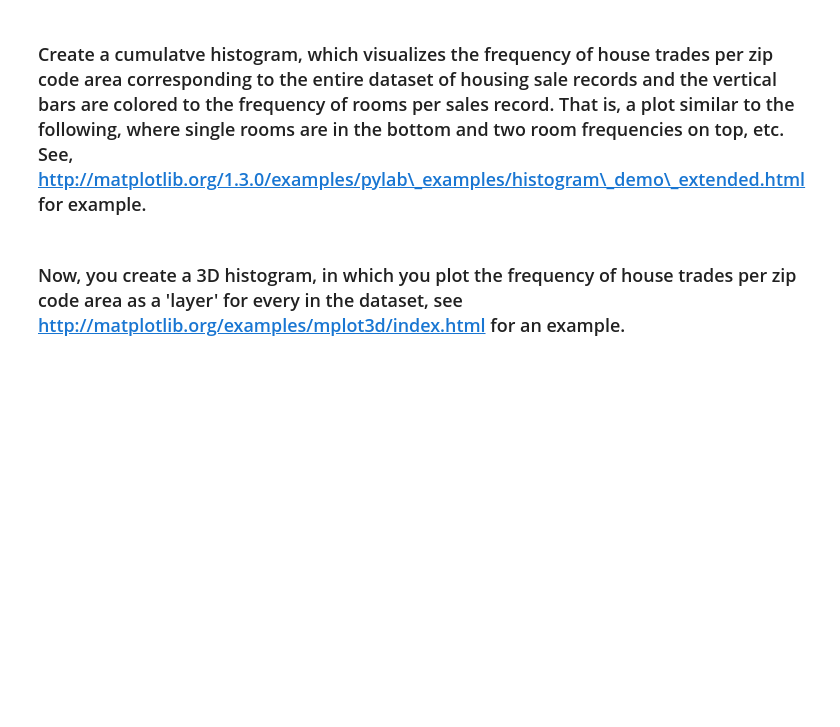
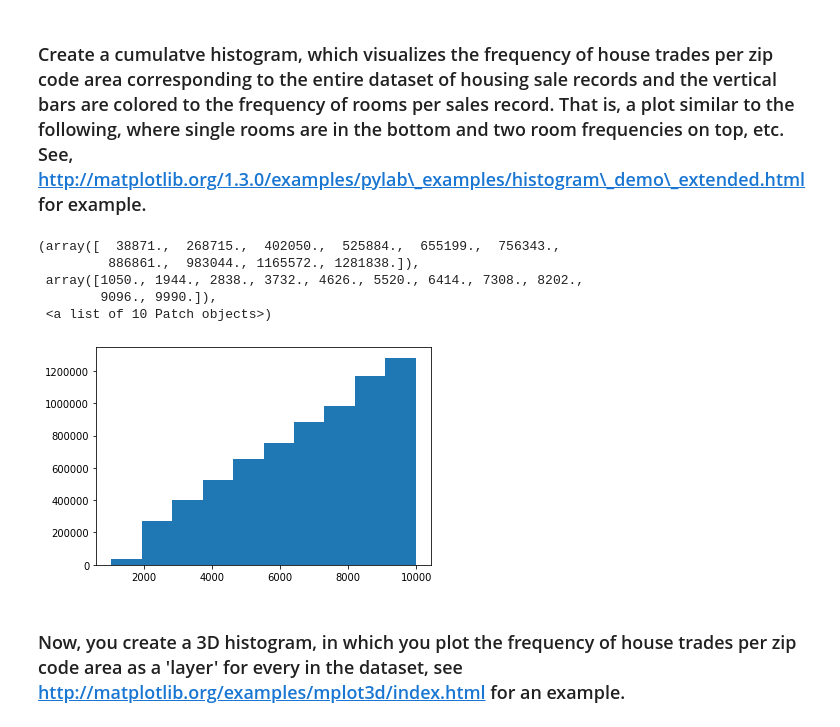
Before and after one commit to pravien/Business-Intelligence, a Jupyter notebook: assignment-3/Assignment-3.ipynb, the cells around one changed output. Saved outputs shown, nothing was run; the diff lists cells and outputs as text; code cells hidden in the pictures; blank space fills up the shorter version.

```diff
--- a/assignment-3/Assignment-3.ipynb
+++ b/assignment-3/Assignment-3.ipynb
@@ -167,6 +162,15 @@ plt.hist(df.zip_code_num, bins=10)
 [figure]
 # %% [markdown]
 ### Create a cumulatve histogram, which visualizes the frequency of house trades per zip code area corresponding to the entire dataset of housing sale records and the vertical bars are colored to the frequency of rooms per sales record. That is, a plot similar to the following, where single rooms are in the bottom and two room frequencies on top, etc. See, http://matplotlib.org/1.3.0/examples/pylab\_examples/histogram\_demo\_extended.html for example.
+# %%
+plt.hist(df.zip_code_num, cumulative=True)
+# %% [output]
+(array([  38871.,  268715.,  402050.,  525884.,  655199.,  756343.,
+         886861.,  983044., 1165572., 1281838.]),
+ array([1050., 1944., 2838., 3732., 4626., 5520., 6414., 7308., 8202.,
+        9096., 9990.]),
+ <a list of 10 Patch objects>)
+[figure, added]
 # %% [markdown]
 ### Now, you create a 3D histogram, in which you plot the frequency of house trades per zip code area as a 'layer' for every in the dataset, see http://matplotlib.org/examples/mplot3d/index.html for an example.
 # %%
```
Also changed, not shown: parts of 9 cells of this notebook, 1 other file.
